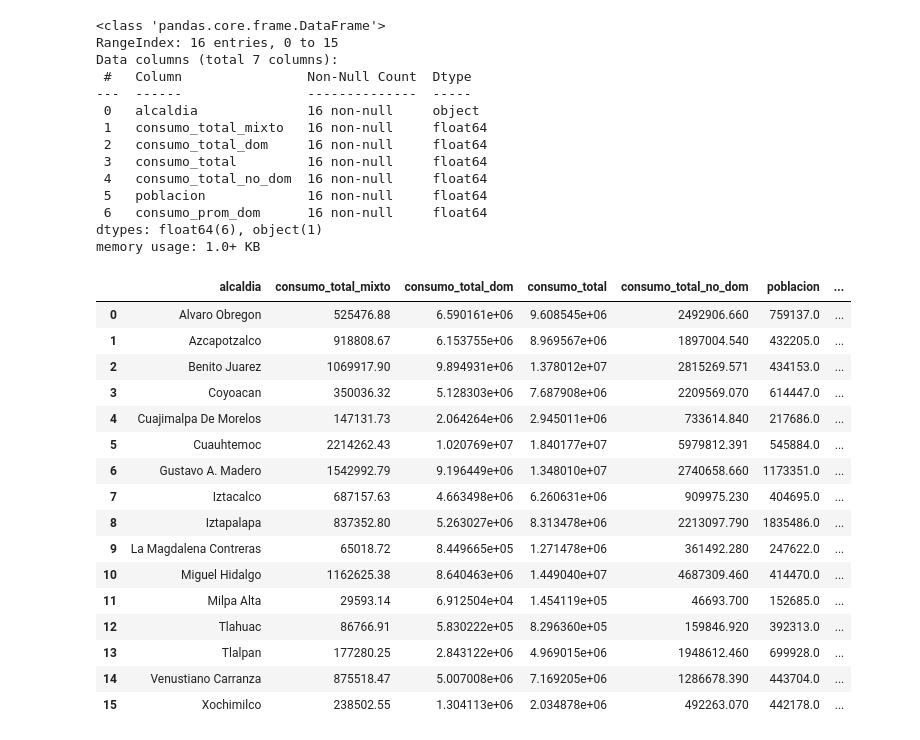
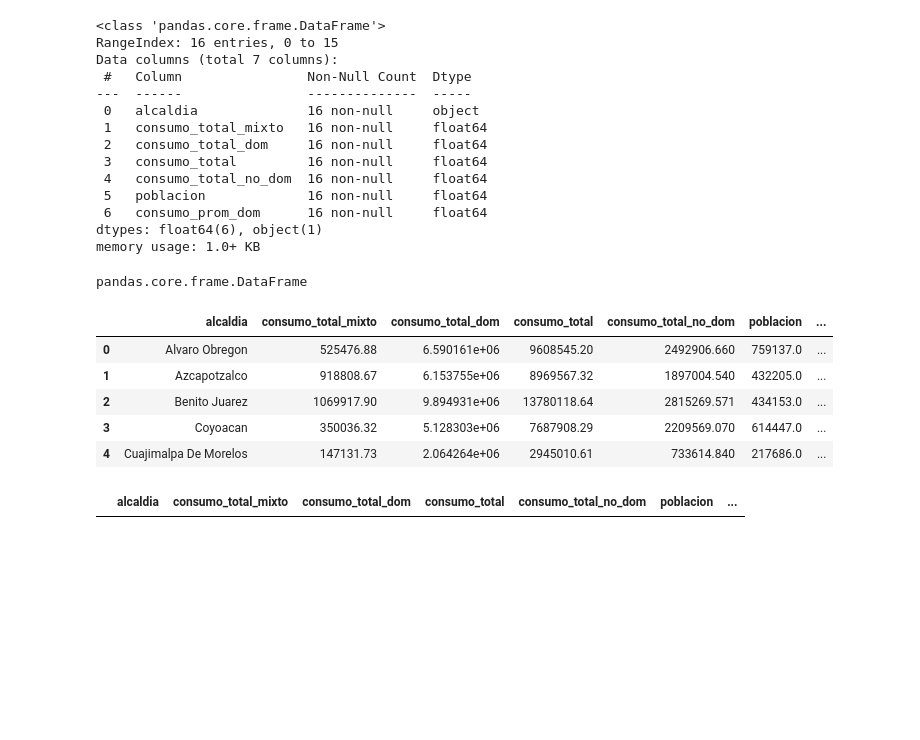
Before and after one commit to Anton-Utray/ETL-EDA, a Jupyter notebook: SRC/Data cleaning.ipynb, the cells around one changed output. Drawn from its saved outputs; the diff is of its cells as text; code cells hidden in the pictures; blank space fills up the shorter version.

```diff
--- a/SRC/Data cleaning.ipynb
+++ b/SRC/Data cleaning.ipynb
@@ -425,23 +433,20 @@ Data columns (total 7 columns):
  6   consumo_prom_dom      16 non-null     float64
 dtypes: float64(6), object(1)
 memory usage: 1.0+ KB
-# %%
-merged_df
-# %% [output]
-|  | alcaldia | consumo_total_mixto | consumo_total_dom | consumo_total | consumo_total_no_dom | poblacion | ... |
-| 0 | Alvaro Obregon | 525476.88 | 6.590161e+06 | 9.608545e+06 | 2492906.660 | 759137.0 | ... |
-| 1 | Azcapotzalco | 918808.67 | 6.153755e+06 | 8.969567e+06 | 1897004.540 | 432205.0 | ... |
-| 2 | Benito Juarez | 1069917.90 | 9.894931e+06 | 1.378012e+07 | 2815269.571 | 434153.0 | ... |
-| 3 | Coyoacan | 350036.32 | 5.128303e+06 | 7.687908e+06 | 2209569.070 | 614447.0 | ... |
-| 4 | Cuajimalpa De Morelos | 147131.73 | 2.064264e+06 | 2.945011e+06 | 733614.840 | 217686.0 | ... |
-| 5 | Cuauhtemoc | 2214262.43 | 1.020769e+07 | 1.840177e+07 | 5979812.391 | 545884.0 | ... |
-| 6 | Gustavo A. Madero | 1542992.79 | 9.196449e+06 | 1.348010e+07 | 2740658.660 | 1173351.0 | ... |
-| 7 | Iztacalco | 687157.63 | 4.663498e+06 | 6.260631e+06 | 909975.230 | 404695.0 | ... |
-| 8 | Iztapalapa | 837352.80 | 5.263027e+06 | 8.313478e+06 | 2213097.790 | 1835486.0 | ... |
-| 9 | La Magdalena Contreras | 65018.72 | 8.449665e+05 | 1.271478e+06 | 361492.280 | 247622.0 | ... |
-| 10 | Miguel Hidalgo | 1162625.38 | 8.640463e+06 | 1.449040e+07 | 4687309.460 | 414470.0 | ... |
-| 11 | Milpa Alta | 29593.14 | 6.912504e+04 | 1.454119e+05 | 46693.700 | 152685.0 | ... |
-| 12 | Tlahuac | 86766.91 | 5.830222e+05 | 8.296360e+05 | 159846.920 | 392313.0 | ... |
-| 13 | Tlalpan | 177280.25 | 2.843122e+06 | 4.969015e+06 | 1948612.460 | 699928.0 | ... |
-| 14 | Venustiano Carranza | 875518.47 | 5.007008e+06 | 7.169205e+06 | 1286678.390 | 443704.0 | ... |
-| 15 | Xochimilco | 238502.55 | 1.304113e+06 | 2.034878e+06 | 492263.070 | 442178.0 | ... |
+# %%
+type(merged_df)
+# %% [output]
+pandas.core.frame.DataFrame
+# %%
+map_to_alcaldia_id(merged_df, 'alcaldia')
+# %% [output]
+|  | alcaldia | consumo_total_mixto | consumo_total_dom | consumo_total | consumo_total_no_dom | poblacion | ... |
+| 0 | Alvaro Obregon | 525476.88 | 6.590161e+06 | 9608545.20 | 2492906.660 | 759137.0 | ... |
+| 1 | Azcapotzalco | 918808.67 | 6.153755e+06 | 8969567.32 | 1897004.540 | 432205.0 | ... |
+| 2 | Benito Juarez | 1069917.90 | 9.894931e+06 | 13780118.64 | 2815269.571 | 434153.0 | ... |
+| 3 | Coyoacan | 350036.32 | 5.128303e+06 | 7687908.29 | 2209569.070 | 614447.0 | ... |
+| 4 | Cuajimalpa De Morelos | 147131.73 | 2.064264e+06 | 2945010.61 | 733614.840 | 217686.0 | ... |
+# %%
+merged_df.loc[merged_df['alcaldia_id'].isna()]
+# %% [output]
+|  | alcaldia | consumo_total_mixto | consumo_total_dom | consumo_total | consumo_total_no_dom | poblacion | ... |
```
Also changed, not shown: parts of 6 cells of this notebook, 6 other files.
